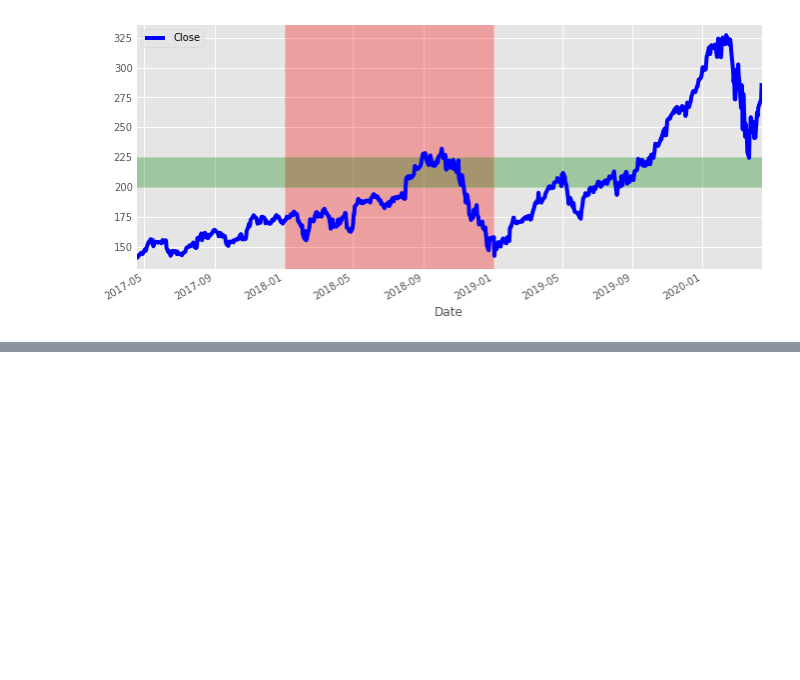
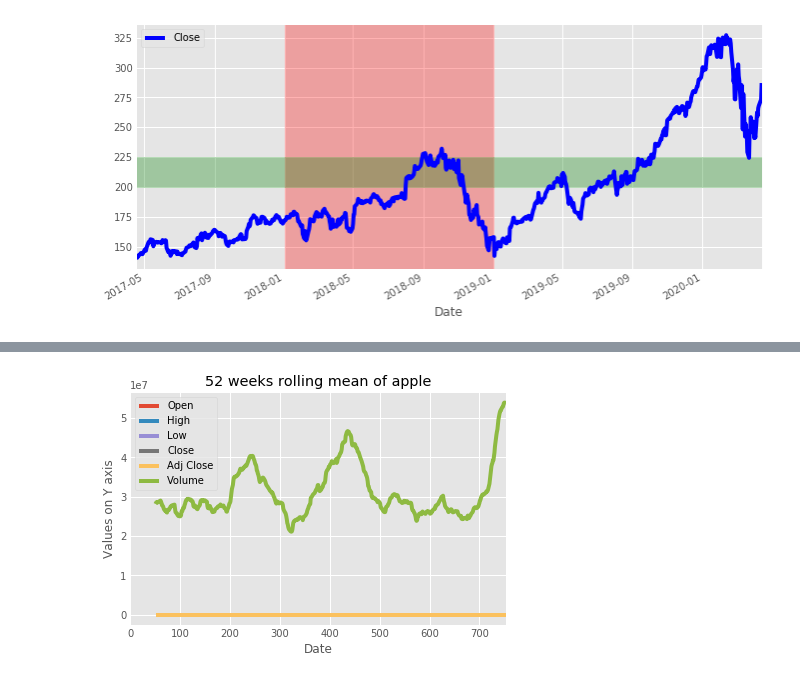
Before and after one commit to hilljtm/py_practice, a Jupyter notebook: visualizing_time_series.ipynb, the cells around one changed output, grey strips where cells are left out. Saved outputs shown, nothing was run; the diff lists cells and outputs as text; code cells hidden in the pictures; blank space fills up the shorter version.

```diff
--- a/visualizing_time_series.ipynb
+++ b/visualizing_time_series.ipynb
@@ -104,0 +125,12 @@ plt.show()
+# %%
+# Plotting aggregates of data
+apple_mean = apple.rolling(window=52).mean()
+
+ax = apple_mean.plot()
+ax.set_xlabel('Date')
+ax.set_ylabel('Values on Y axis')
+ax.set_title('52 weeks rolling mean of apple')
+
+plt.show()
+# %% [output]
+[figure, added]
```
Also changed, not shown: parts of 3 cells of this notebook.
